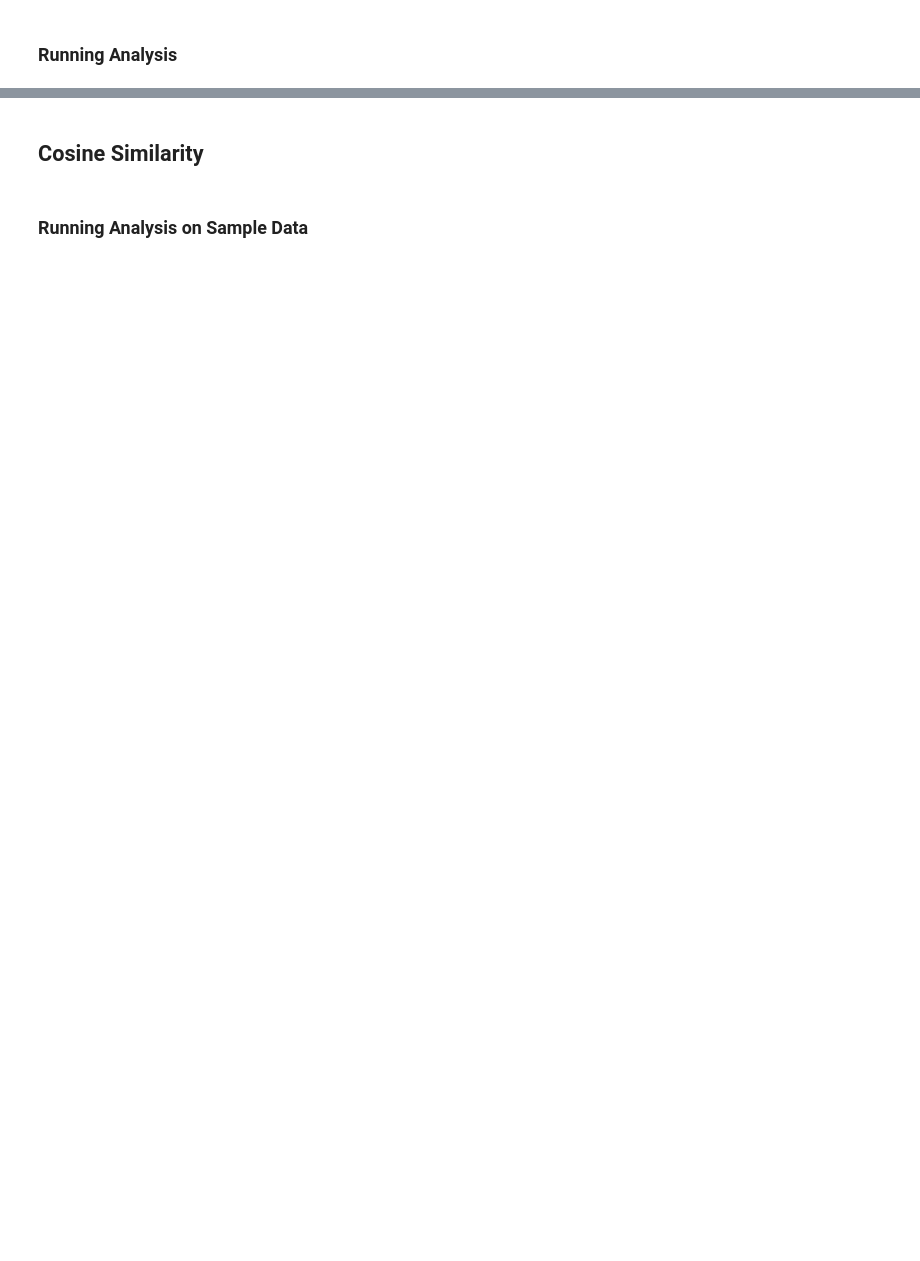
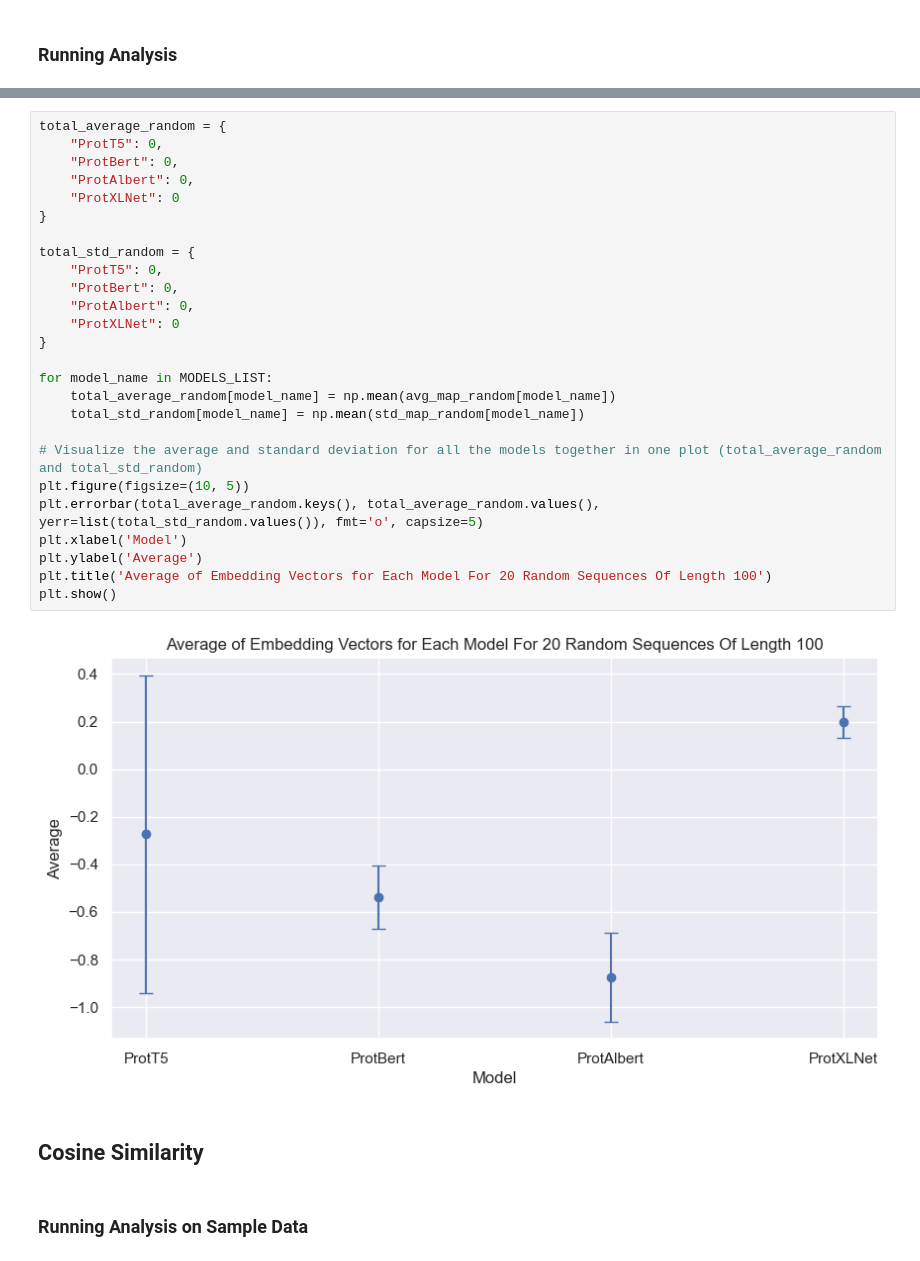
Before and after one commit to rgavigan/e-score, a Jupyter notebook: src/e-score.ipynb, the cells around one changed output, grey strips where cells are left out. Cells and saved outputs as stored; diff of their text form; blank space fills up the shorter version.

```diff
--- a/src/e-score.ipynb
+++ b/src/e-score.ipynb
@@ -780,3 +841,31 @@ plt.show()
+# %%
+total_average_random = {
+    "ProtT5": 0,
+    "ProtBert": 0,
+    "ProtAlbert": 0,
+    "ProtXLNet": 0
+}
+
+total_std_random = {
+    "ProtT5": 0,
+    "ProtBert": 0,
+    "ProtAlbert": 0,
+    "ProtXLNet": 0
+}
+
+for model_name in MODELS_LIST:
+    total_average_random[model_name] = np.mean(avg_map_random[model_name])
+    total_std_random[model_name] = np.mean(std_map_random[model_name])
+
+# Visualize the average and standard deviation for all the models together in one plot (total_average_random and total_std_random)
+plt.figure(figsize=(10, 5))
+plt.errorbar(total_average_random.keys(), total_average_random.values(), yerr=list(total_std_random.values()), fmt='o', capsize=5)
+plt.xlabel('Model')
+plt.ylabel('Average')
+plt.title('Average of Embedding Vectors for Each Model For 20 Random Sequences Of Length 100')
+plt.show()
+# %% [output]
+[figure, added]
 # %% [markdown]
 ## Cosine Similarity
 # %% [markdown]
```
Also changed, not shown: parts of 30 cells of this notebook, 20 other files.
